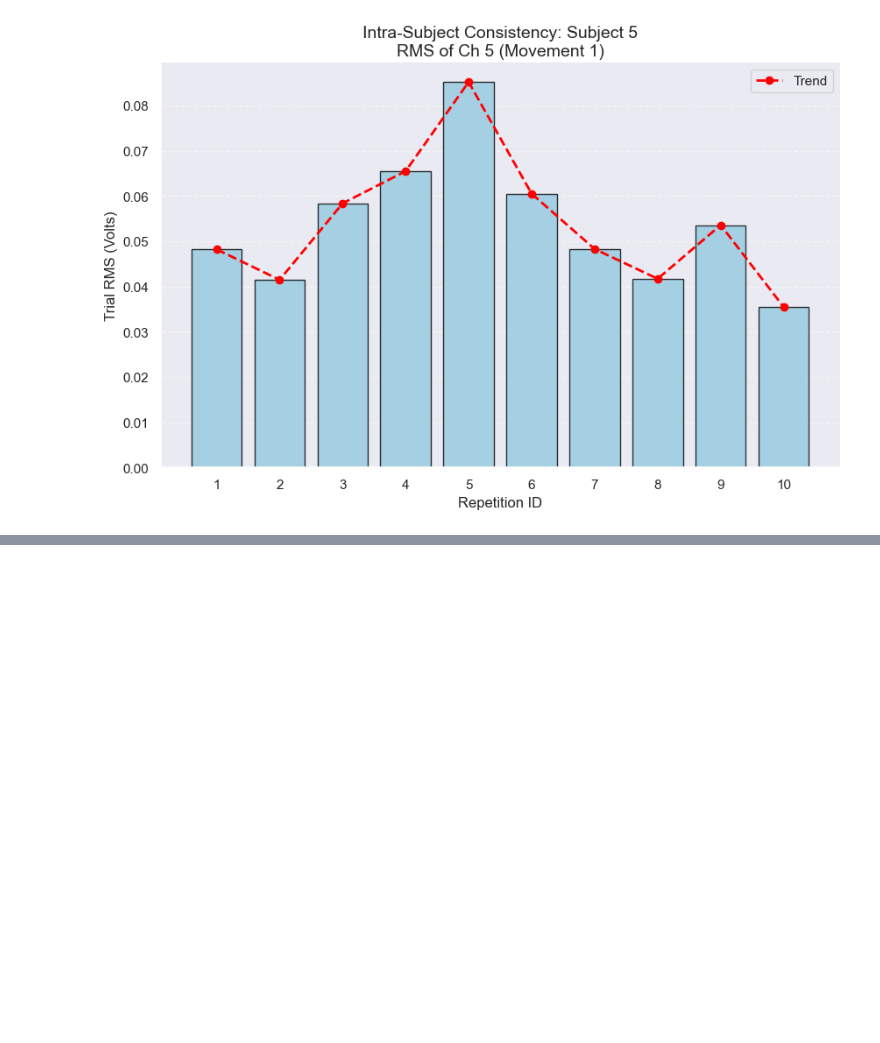
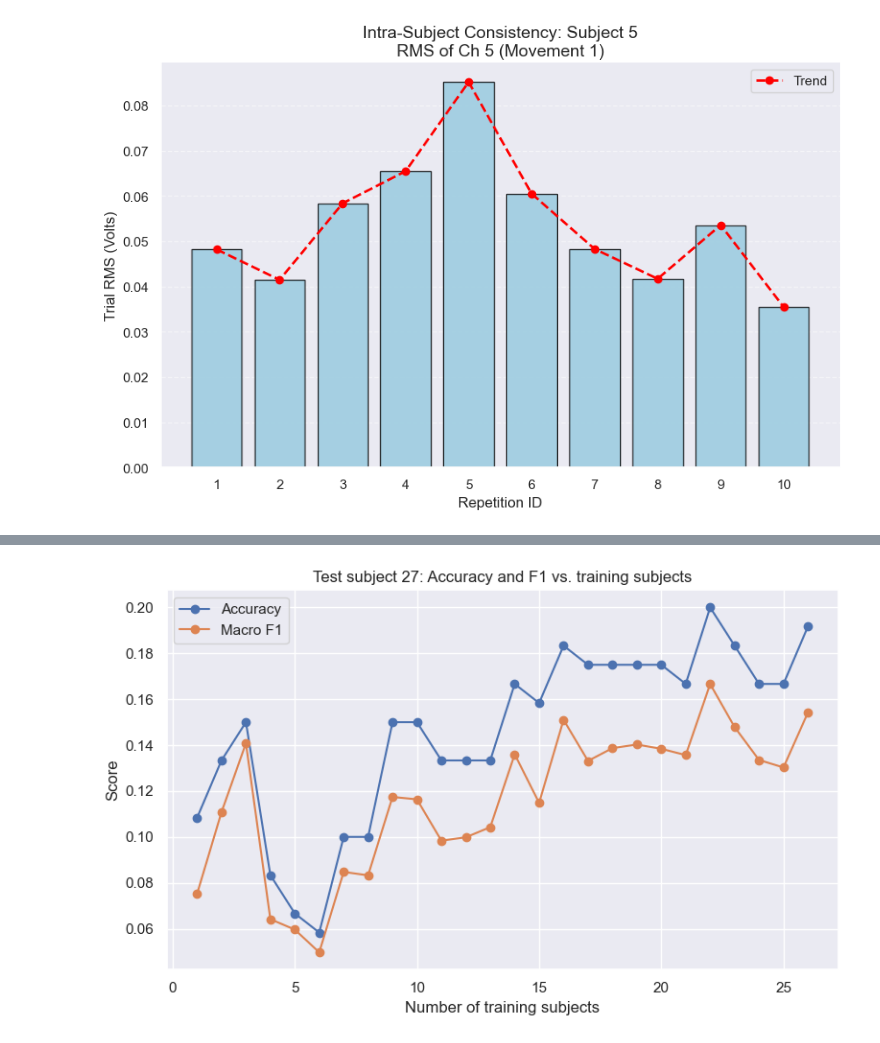
Before and after one commit to spbui00/NX-421-project, a Jupyter notebook: project_2.ipynb, the cells around one changed output, grey strips where cells are left out. Drawn from its saved outputs; the diff is of its cells as text; code cells hidden in the pictures; blank space fills up the shorter version.

```diff
--- a/project_2.ipynb
+++ b/project_2.ipynb
@@ -946,0 +1244,14 @@ plt.show()
+# %%
+plt.figure(figsize=(8,5))
+plt.plot(n_train_arr, acc_arr, marker="o", label="Accuracy")
+plt.plot(n_train_arr, f1_arr,  marker="o", label="Macro F1")
+
+plt.xlabel("Number of training subjects")
+plt.ylabel("Score")
+plt.title(f"Test subject {test_subj}: Accuracy and F1 vs. training subjects")
+plt.grid(True)
+plt.legend()
+plt.tight_layout()
+plt.show()
+# %% [output]
+[figure, added]
```
Also changed, not shown: parts of 15 cells of this notebook, 1 other file.
